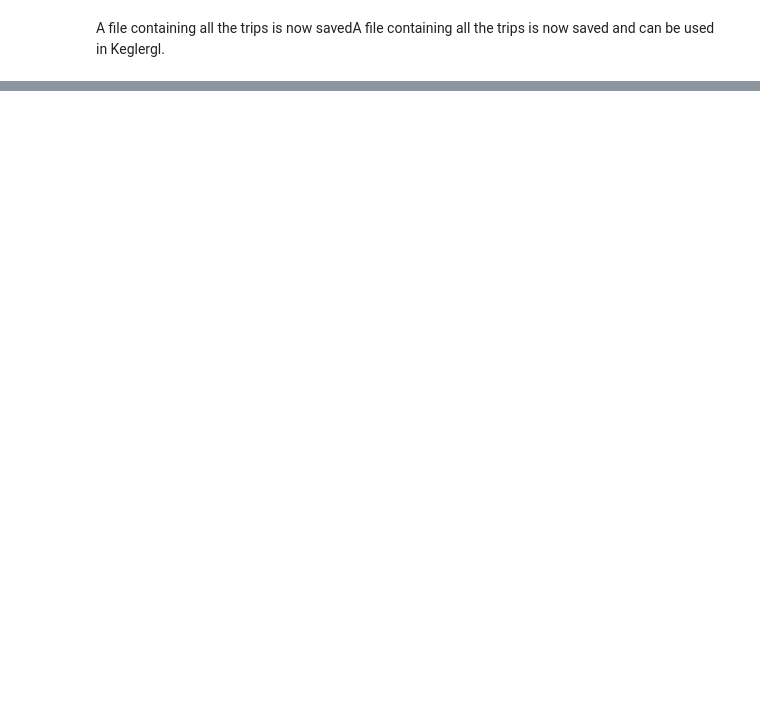
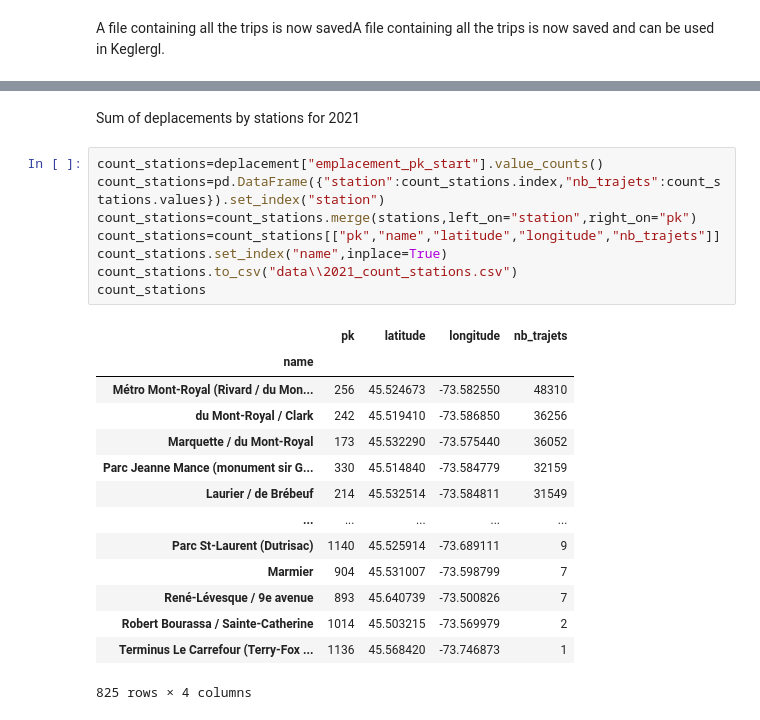
Before and after one commit to LucasScellos/bixi-visualization, a Jupyter notebook: DataCleaning-deplacement.ipynb, the cells around one changed output, grey strips where cells are left out. Cells and saved outputs as stored; diff of their text form; blank space fills up the shorter version.

```diff
--- a/DataCleaning-deplacement.ipynb
+++ b/DataCleaning-deplacement.ipynb
@@ -88,0 +103,25 @@ A file containing all the trips is now savedA file containing all the trips is n
+# %% [markdown]
+Sum of deplacements by stations for 2021
+# %%
+count_stations=deplacement["emplacement_pk_start"].value_counts()
+count_stations=pd.DataFrame({"station":count_stations.index,"nb_trajets":count_stations.values}).set_index("station")
+count_stations=count_stations.merge(stations,left_on="station",right_on="pk")
+count_stations=count_stations[["pk","name","latitude","longitude","nb_trajets"]]
+count_stations.set_index("name",inplace=True)
+count_stations.to_csv("data\\2021_count_stations.csv")
+count_stations
+# %% [output]
+|  | pk | latitude | longitude | nb_trajets |
+| name |  |  |  |  |
+| Métro Mont-Royal (Rivard / du Mon... | 256 | 45.524673 | -73.582550 | 48310 |
+| du Mont-Royal / Clark | 242 | 45.519410 | -73.586850 | 36256 |
+| Marquette / du Mont-Royal | 173 | 45.532290 | -73.575440 | 36052 |
+| Parc Jeanne Mance (monument sir G... | 330 | 45.514840 | -73.584779 | 32159 |
+| Laurier / de Brébeuf | 214 | 45.532514 | -73.584811 | 31549 |
+| ... | ... | ... | ... | ... |
+| Parc St-Laurent (Dutrisac) | 1140 | 45.525914 | -73.689111 | 9 |
+| Marmier | 904 | 45.531007 | -73.598799 | 7 |
+| René-Lévesque / 9e avenue | 893 | 45.640739 | -73.500826 | 7 |
+| Robert Bourassa / Sainte-Catherine | 1014 | 45.503215 | -73.569979 | 2 |
+| Terminus Le Carrefour (Terry-Fox ... | 1136 | 45.568420 | -73.746873 | 1 |
+825 rows × 4 columns
```
Also changed, not shown: parts of 9 cells of this notebook, 2 other files.
